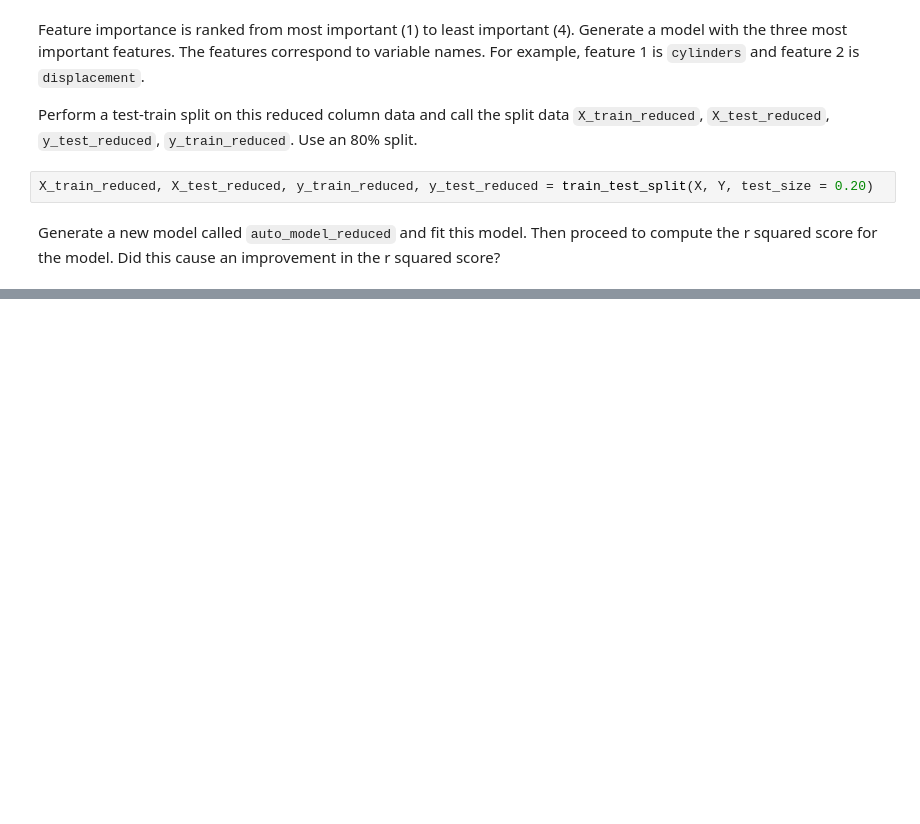
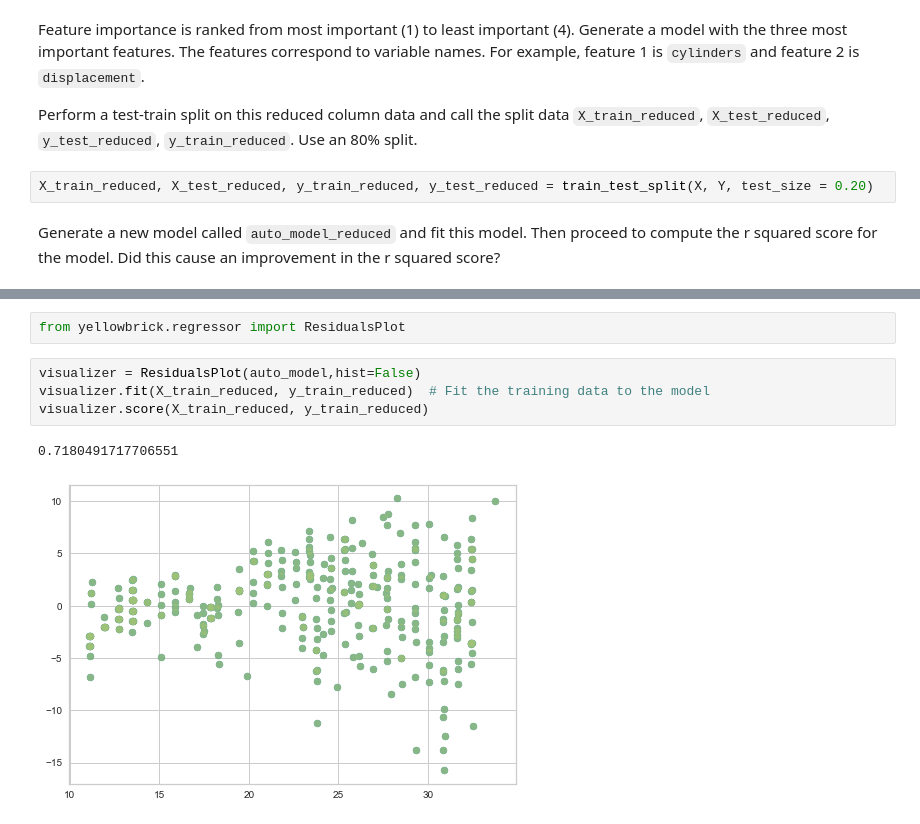
Before and after one commit to cabulut/data-pt-ber-08-20, a Jupyter notebook: Labs/module-3_labs/01_intro-ml/02_lab-intro-to-sklearn/your-code/main.ipynb, the cells around one changed output, grey strips where cells are left out. Saved outputs shown, nothing was run; the diff lists cells and outputs as text; blank space fills up the shorter version.

```diff
--- a/Labs/module-3_labs/01_intro-ml/02_lab-intro-to-sklearn/your-code/main.ipynb
+++ b/Labs/module-3_labs/01_intro-ml/02_lab-intro-to-sklearn/your-code/main.ipynb
@@ -314,0 +315,9 @@ r2_score(y_test_reduced, y_pred)
+# %%
+from yellowbrick.regressor import ResidualsPlot
+# %%
+visualizer = ResidualsPlot(auto_model,hist=False)
+visualizer.fit(X_train_reduced, y_train_reduced)  # Fit the training data to the model
+visualizer.score(X_train_reduced, y_train_reduced)
+# %% [output]
+0.7180491717706551
+[figure, added]
```
Also changed, not shown: parts of 7 cells of this notebook, 10 other files.
